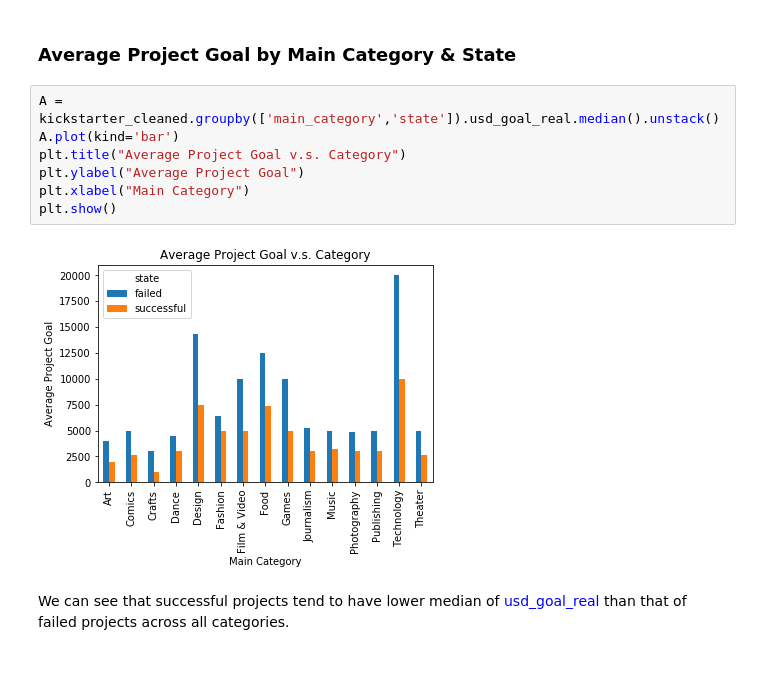
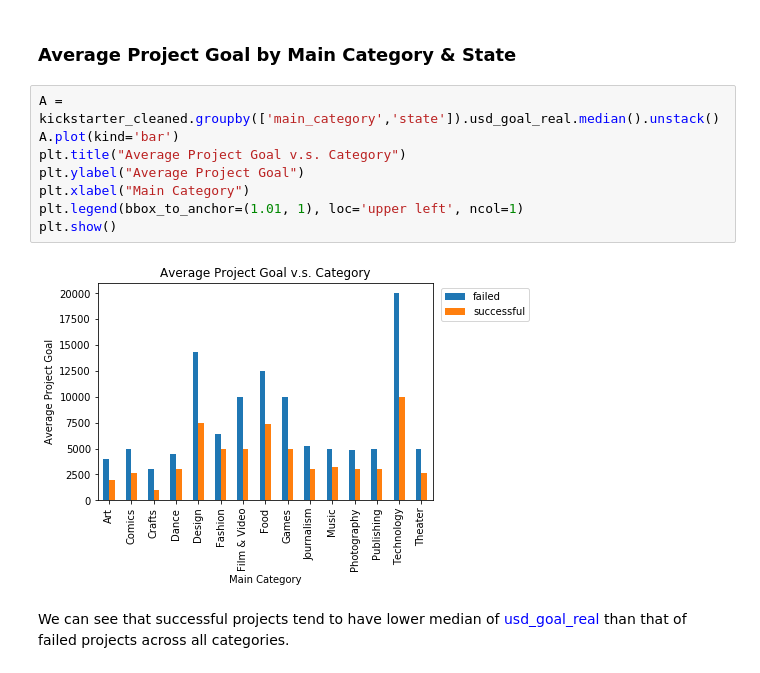
Before and after one commit to qjyap/STAT131-HALLO, a Jupyter notebook: Stats 131 Final Report-Copy1.ipynb, the cells around one changed output. Cells and saved outputs as stored; diff of their text form.

```diff
--- a/Stats 131 Final Report-Copy1.ipynb
+++ b/Stats 131 Final Report-Copy1.ipynb
@@ -504,12 +567,13 @@ Within the top 1% performing projects with reasonable goals, those in the <font
 # %%
 A = kickstarter_cleaned.groupby(['main_category','state']).usd_goal_real.median().unstack()
 A.plot(kind='bar')
 plt.title("Average Project Goal v.s. Category")
 plt.ylabel("Average Project Goal")
 plt.xlabel("Main Category")
+plt.legend(bbox_to_anchor=(1.01, 1), loc='upper left', ncol=1)
 plt.show()
 # %% [output]
-[figure, old version]
+[figure, new version]
 # %% [markdown]
 We can see that successful projects tend to have lower median of <font color = 'blue'>usd_goal_real</font> than that of failed projects across all categories.
 # %% [markdown]
```
Also changed, not shown: parts of 18 cells of this notebook.
